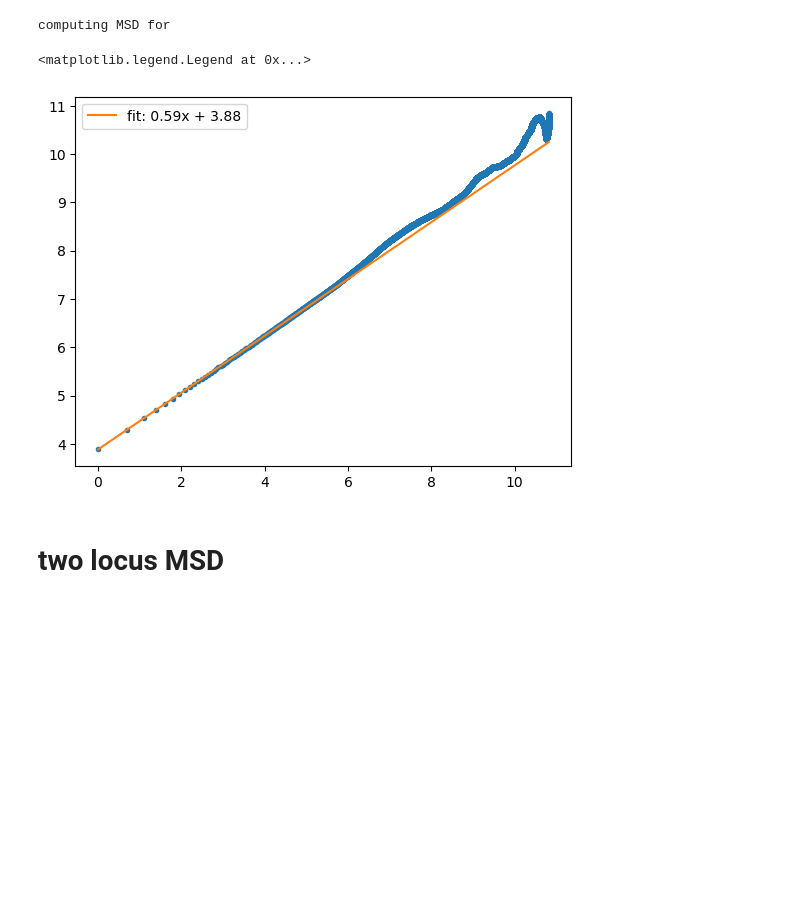
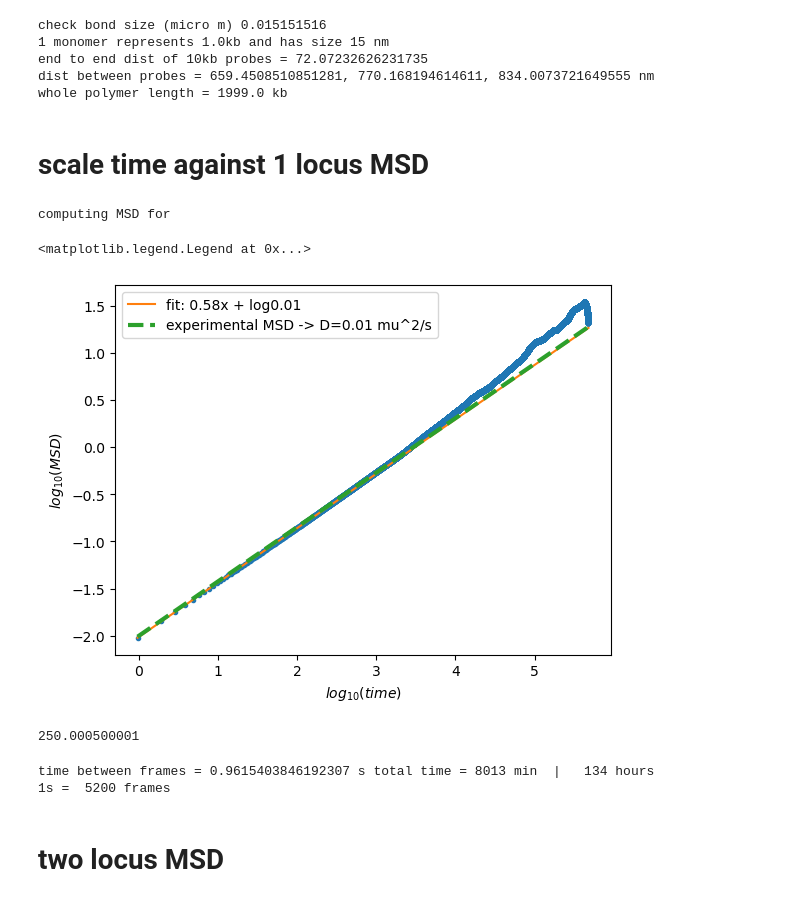
Before and after one commit to timothyfoldes/yeast_extrusion, a Jupyter notebook: analysis.ipynb, the cells around one changed output. Drawn from its saved outputs; the diff is of its cells as text; code cells hidden in the pictures; blank space fills up the shorter version.

```diff
--- a/analysis.ipynb
+++ b/analysis.ipynb
@@ -44,0 +120,13 @@ def compute_msd(trajectories):
+# %%
+# rescaling the bond size to 30nm | Doesn't work | r_ij(300) = 1.3
+
+b_sim = np.linalg.norm(np.diff(frames[::100], axis =1), axis=2).mean(axis = 0).mean(axis = 0)
+
+frames_normalized = frames / b_sim
+# normalize all bond lengths to 1
+# rij_normalized = rij / np.linalg.norm(np.diff(rij, axis =1), axis=2).mean(axis = 1)[:,None,None]
+
+# # set all bonds legths to 30nm
+# frames_scaled = frames_normalized * 0.03
+print('check bond size (micro m)' , np.linalg.norm(np.diff(frames_normalized[::100], axis =1), axis=2).mean(axis = 1).mean(axis = 0))
+# # print('check r_ij(300)', np.linalg.norm(frames_scaled[:,300] - frames_scaled[:,600], axis = 1).mean())
@@ -45,17 +161,56 @@ def compute_msd(trajectories):
+# %%
+rs_scaled = rs / length_scale**2
+genomic_coordinates = np.arange(len(rs))/kb_scale
+#rescaling the simulation by the fitted scaling factor
+frames_scaled = frames_normalized/(length_scale)
+print('check bond size (micro m)' , np.linalg.norm(np.diff(frames_scaled[::100], axis =1), axis=2).mean(axis = 1).mean(axis = 0))
+print(f'1 monomer represents {round(1/kb_scale, 2)}kb and has size {round(((rs_scaled[1])**0.5)*1000)} nm')
+b = np.linalg.norm(np.diff(frames_scaled[::100], axis =1), axis=2).mean(axis = 1).mean(axis = 0)
+print(f'end to end dist of 10kb probes = {(rs_scaled[10]**0.5)*1000}')
+print(f'dist between probes = {(rs_scaled[363]**0.5)*1000}, {(rs_scaled[473]**0.5)*1000}, {(rs_scaled[542]**0.5)*1000} nm')
+print(f'whole polymer length = {genomic_coordinates[-1]} kb')
+# %% [output]
+check bond size (micro m) 0.015151516
+1 monomer represents 1.0kb and has size 15 nm
+end to end dist of 10kb probes = 72.07232626231735
+dist between probes = 659.4508510851281, 770.168194614611, 834.0073721649555 nm
+whole polymer length = 1999.0 kb
+# %% [markdown]
+# scale time against 1 locus MSD
+# %%
+MSD = compute_msd(frames_scaled[:, ::10])
+# %% [output]
+computing MSD for
 # %%
+# Experimantal D is approx 0.01 um^2/s
+
 # single monomer MSD
 
-y = np.log(compute_msd(frames))[1:]
-x = np.log(np.arange(len(y)+1))[1:]
+time_scale = 260
+
+y = np.log10(MSD)[1:]
+x = np.log10(time_simulation/time_scale)[1:]
+# x = np.log10(np.linspace(0, Nframes*period/5200, Nframes))[1:]
+
+
+# x = np.log10(np.arange(Nframes*period/5200))[1:]
+
 
 p,q = 0, 50
 
 param, pcov = np.polyfit(x[p:q], y[p:q], 1, cov=True)
 plt.plot(x,y, '.')
-plt.plot(x, param[0]*x + param[1], label = f'fit: {param[0]:.2f}x + {param[1]:.2f}')
+plt.plot(x, param[0]*x + param[1], label = f'fit: {param[0]:.2f}x + log{np.power(10, param[1]):.2f}')
+plt.plot(x, param[0]*x + np.log10(0.01), '--', label = f'experimental MSD -> D=0.01 mu^2/s', linewidth = 3)
+plt.xlabel(r'$log_{10}(time)$')
+plt.ylabel(r'$log_{10}(MSD)$')
 
 plt.legend()
 # %% [output]
-computing MSD for
+<matplotlib.legend.Legend at 0x...>
-<matplotlib.legend.Legend at 0x...>
-[figure, old version]
+[figure, new version]
+# %%
+dt_sim = time_simulation[1] - time_simulation[0]
+print(dt_sim)
+# %% [output]
+250.000500001
@@ -62,2 +220,8 @@ computing MSD for
+# %%
+print('time between frames =', dt, 's', 'total time =', round(time[-1]/60), 'min  |  ',  round(time[-1]/3600), 'hours')
+print('1s = ', round(period/dt), 'frames')
+# %% [output]
+time between frames = 0.9615403846192307 s total time = 8013 min  |   134 hours
+1s =  5200 frames
 # %% [markdown]
 # two locus  MSD
```
Also changed, not shown: parts of 41 cells of this notebook, 12 other files.
